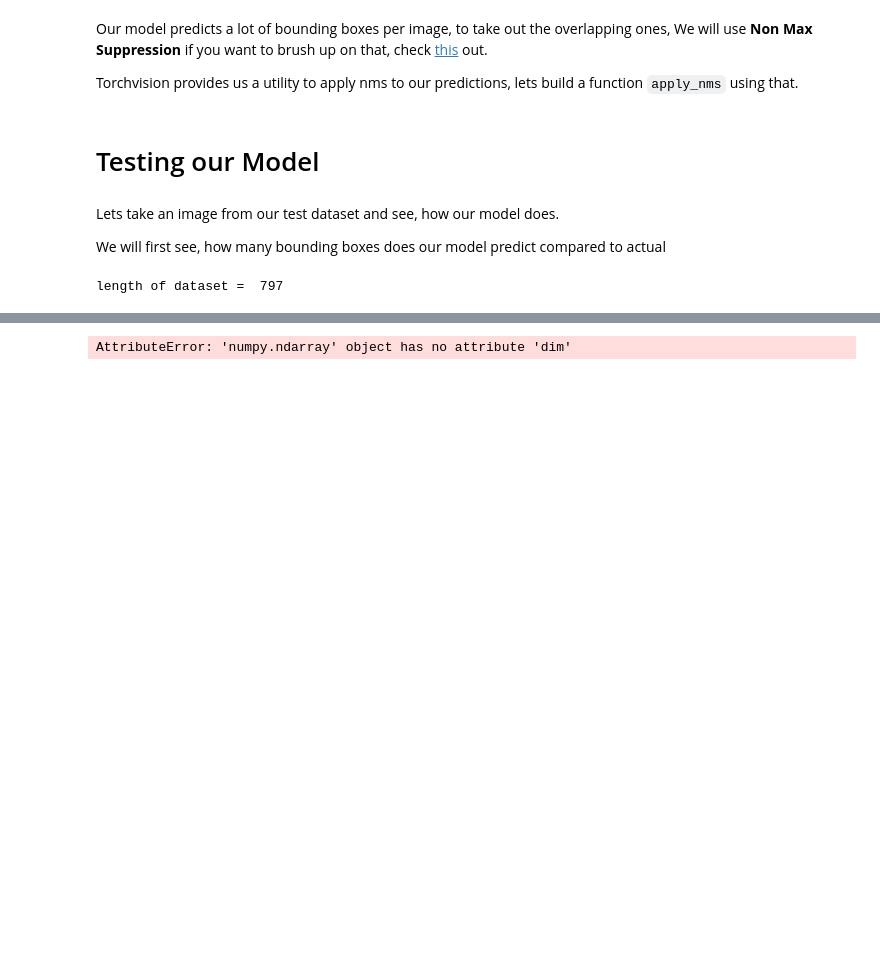
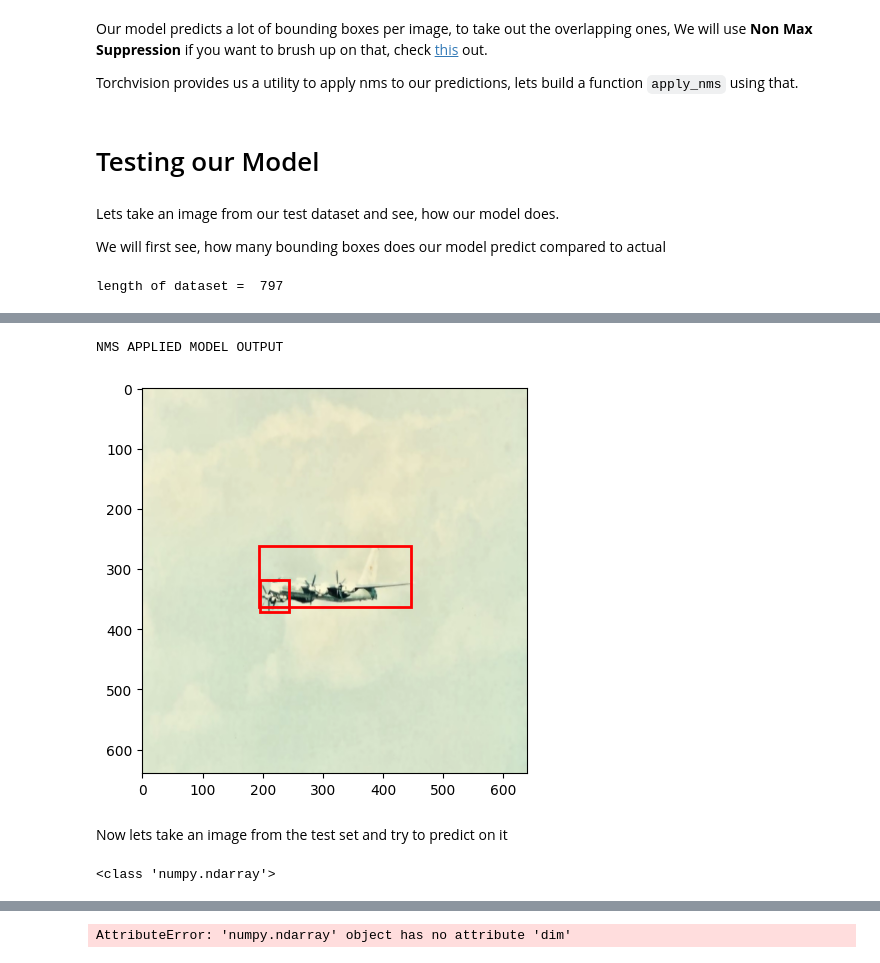
Before and after one commit to jupiterangulo/winter-computervision-final-project, a Jupyter notebook: Faster_RCNN_V2.ipynb, the cells around one changed output, grey strips where cells are left out. Drawn from its saved outputs; the diff is of its cells as text; code cells hidden in the pictures; blank space fills up the shorter version.

```diff
--- a/Faster_RCNN_V2.ipynb
+++ b/Faster_RCNN_V2.ipynb
@@ -523,0 +576,28 @@ ValueError: Your 'label_fields' are not valid - them must have same names as par
+# %%
+nms_prediction = apply_nms(pred, iou_thresh=0.2)
+print('NMS APPLIED MODEL OUTPUT')
+plot_img_bbox(torch_to_pil(image), nms_prediction)
+# %% [output]
+NMS APPLIED MODEL OUTPUT
+[figure, added]
+# %% [markdown]
+Now lets take an image from the test set and try to predict on it
+# %%
+#image = read_image("/home/jupyter/images_gcs/det_modify/val/00afb4420bdce881ad216867c713c800.jpg")
+image, target  = dataset_test[48]
+#eval_transform = eval_transform(image=image)
+
+model.eval()
+with torch.no_grad():
+    print(type(image))
+    x = eval_transform_new(image=image)['image']
+    x = x.to(device)
+    #x = transformed_image['image']
+    # convert RGBA -> RGB and move to device
+    predictions = model([x, ])
+    pred = predictions[0]
+
+image = (255.0 * (x - x.min()) / (x.max() - x.min())).to(torch.uint8)
+image = image[:3, ...]
+# %% [output]
+<class 'numpy.ndarray'>
```
Also changed, not shown: parts of 21 cells of this notebook.
